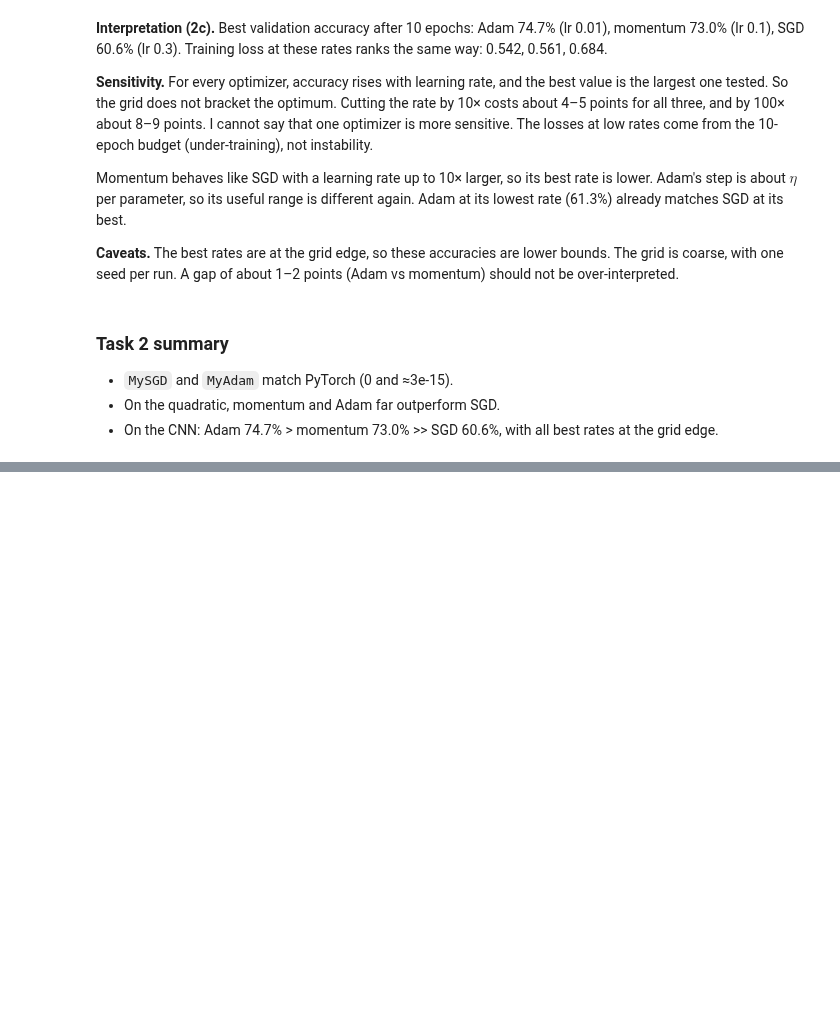
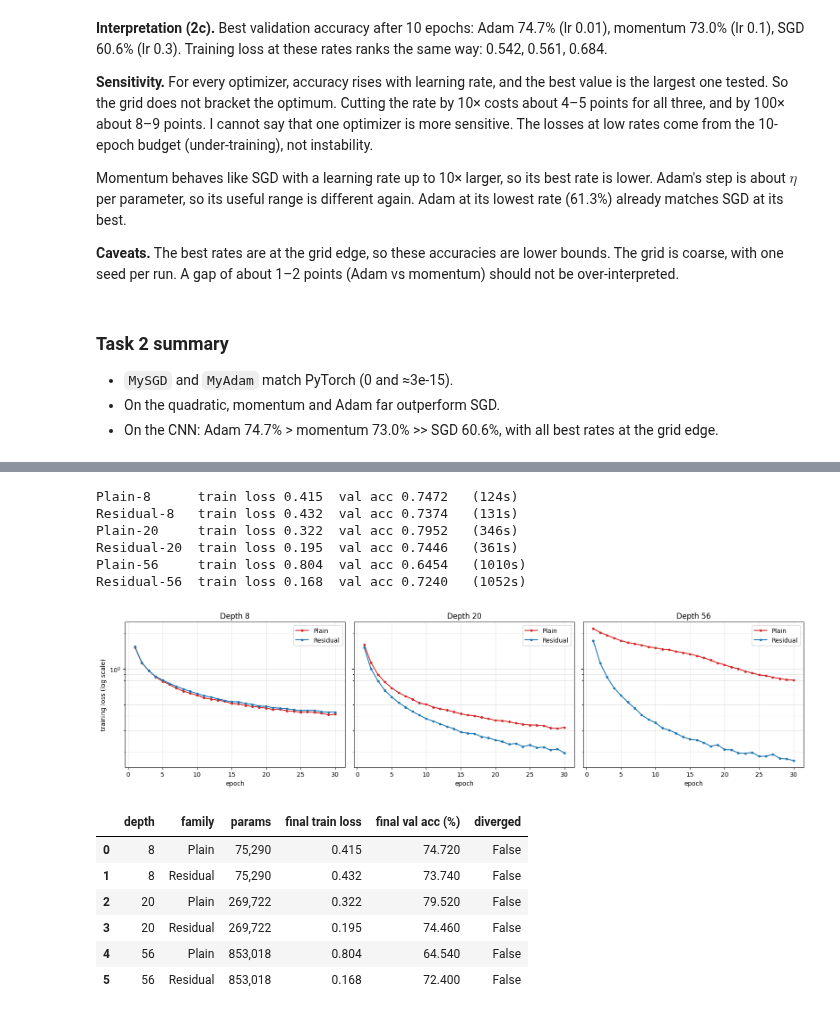
Before and after one commit to rivindu02/EN4554-Assignment-2-on-CNNs, a Jupyter notebook: EN4554_A2_CNNs.ipynb, the cells around one changed output, grey strips where cells are left out. Cells and saved outputs as stored; diff of their text form; code cells hidden in the pictures; blank space fills up the shorter version.

Commit message:
task 3 done

```diff
--- a/EN4554_A2_CNNs.ipynb
+++ b/EN4554_A2_CNNs.ipynb
@@ -869,0 +1142,46 @@ Momentum behaves like SGD with a learning rate up to 10× larger, so its best ra
+# %%
+res_b = {}
+for depth, n in DEPTHS.items():
+    for residual in [False, True]:
+        name = f"{'Residual' if residual else 'Plain'}-{depth}"
+        t0 = time.time()
+        res_b[name] = train_net(n, residual)
+        h = res_b[name]
+        st = "DIVERGED" if h["diverged"] else f"train loss {h['train_loss'][-1]:.3f}  val acc {h['val_acc'][-1]:.4f}"
+        print(f"{name:12s} {st}   ({time.time()-t0:.0f}s)")
+        json.dump(res_b, open("task3b.json", "w"))
+# %% [output]
+Plain-8      train loss 0.415  val acc 0.7472   (124s)
+Residual-8   train loss 0.432  val acc 0.7374   (131s)
+Plain-20     train loss 0.322  val acc 0.7952   (346s)
+Residual-20  train loss 0.195  val acc 0.7446   (361s)
+Plain-56     train loss 0.804  val acc 0.6454   (1010s)
+Residual-56  train loss 0.168  val acc 0.7240   (1052s)
+# %%
+fig, ax = plt.subplots(1, 3, figsize=(16, 4.2), sharey=True)
+for a, depth in zip(ax, DEPTHS):
+    for fam, c in [("Plain", "tab:red"), ("Residual", "tab:blue")]:
+        h = res_b[f"{fam}-{depth}"]
+        a.plot(range(1, len(h["train_loss"]) + 1), h["train_loss"], "o-", ms=3, color=c, label=fam)
+    a.set(title=f"Depth {depth}", xlabel="epoch"); a.set_yscale("log"); a.grid(alpha=0.3, which="both"); a.legend()
+ax[0].set_ylabel("training loss (log scale)")
+plt.tight_layout(); plt.show()
+
+rows = []
+for depth in DEPTHS:
+    for fam in ["Plain", "Residual"]:
+        h = res_b[f"{fam}-{depth}"]
+        rows.append({"depth": depth, "family": fam, "params": f"{h['params']:,}",
+                     "final train loss": h["train_loss"][-1], "final val acc (%)": h["val_acc"][-1] * 100,
+                     "diverged": h["diverged"]})
+pd.set_option("display.float_format", lambda v: f"{v:.3f}")
+display(pd.DataFrame(rows))
+# %% [output]
+[figure, added]
+|  | depth | family | params | final train loss | final val acc (%) | diverged |
+| 0 | 8 | Plain | 75,290 | 0.415 | 74.720 | False |
+| 1 | 8 | Residual | 75,290 | 0.432 | 73.740 | False |
+| 2 | 20 | Plain | 269,722 | 0.322 | 79.520 | False |
+| 3 | 20 | Residual | 269,722 | 0.195 | 74.460 | False |
+| 4 | 56 | Plain | 853,018 | 0.804 | 64.540 | False |
+| 5 | 56 | Residual | 853,018 | 0.168 | 72.400 | False |
```
Also changed, not shown: parts of 12 cells of this notebook.
